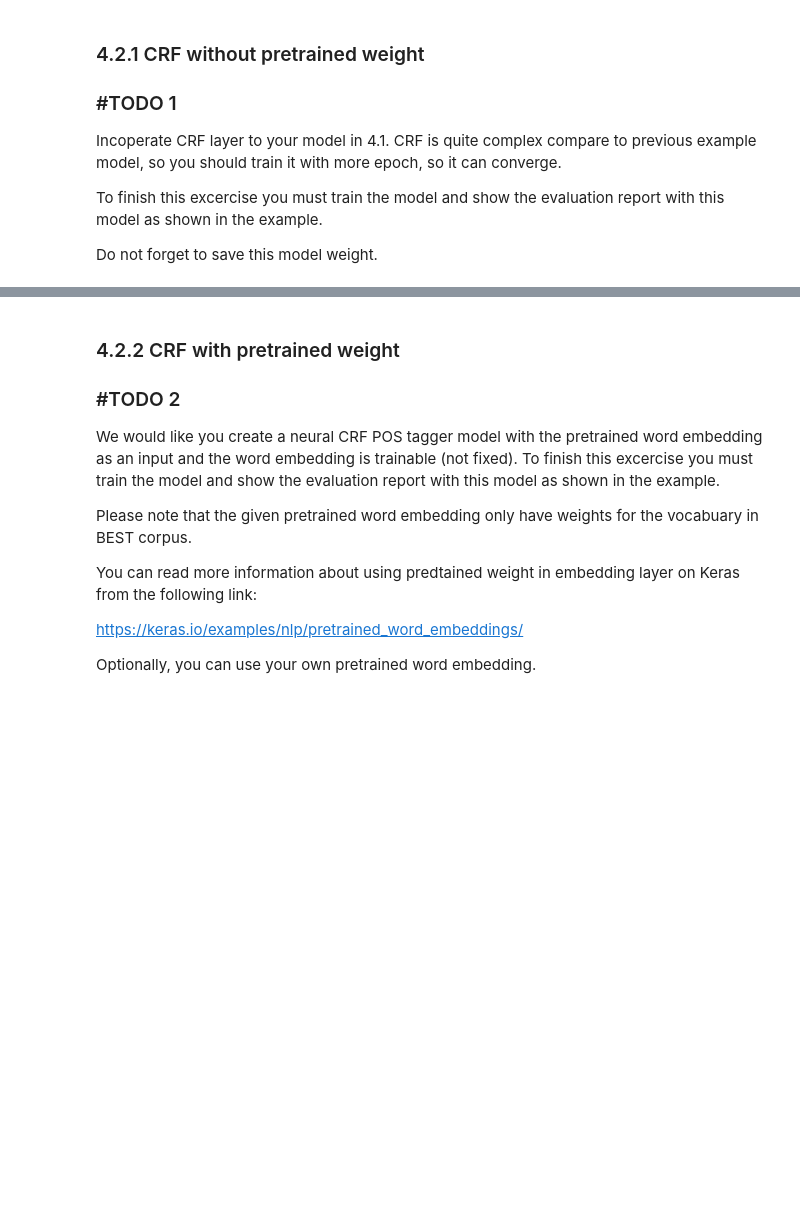
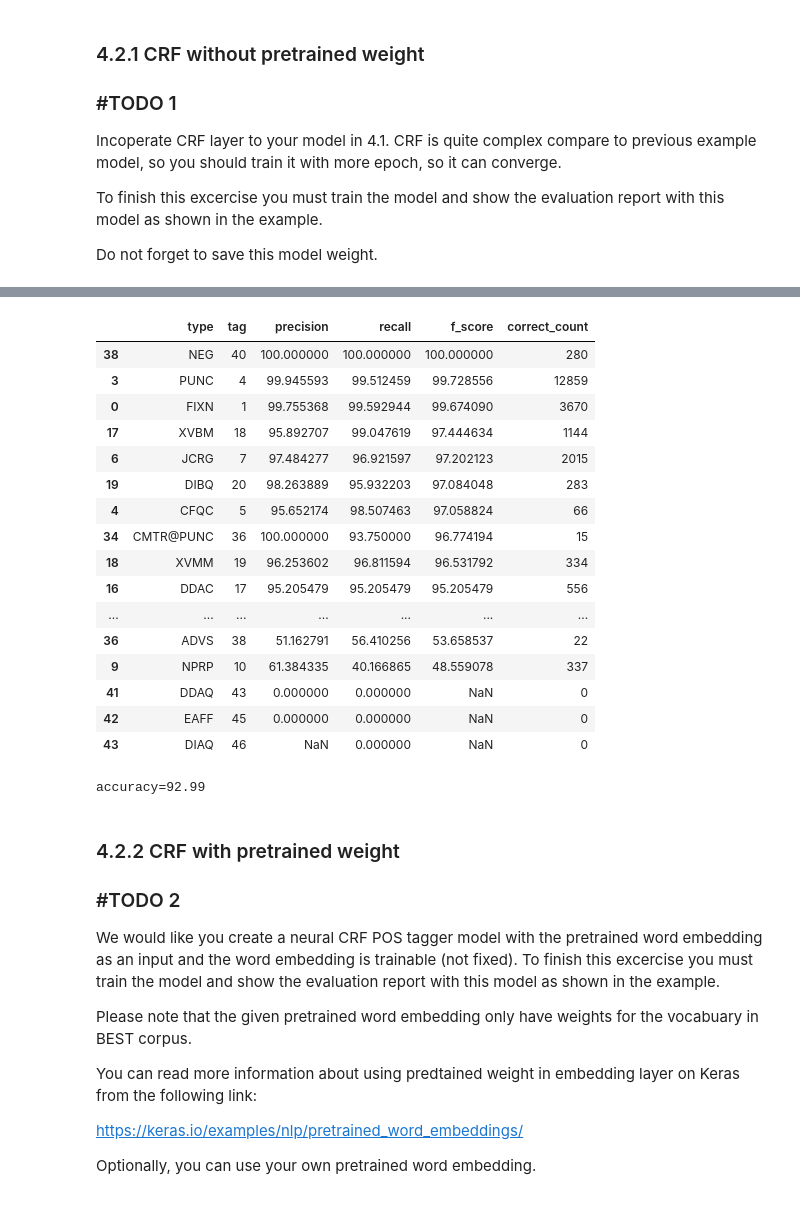
Before and after one commit to njrean/NLP_HW1, a Jupyter notebook: HW1.3_PoS tagging.ipynb, the cells around one changed output, grey strips where cells are left out. Saved outputs shown, nothing was run; the diff lists cells and outputs as text; code cells hidden in the pictures; blank space fills up the shorter version.

```diff
--- a/HW1.3_PoS tagging.ipynb
+++ b/HW1.3_PoS tagging.ipynb
@@ -241,0 +386,27 @@ Do not forget to save this model weight.
+# %%
+from keras.callbacks import TensorBoard, EarlyStopping
+from keras import backend as K
+
+K.clear_session()
+print('start training')
+verbose = 1
+model_crf = get_model_crf()
+
+weight_crf = 'model_PoS/my_pos_crf_manual_save'
+
+callbacks_list_crf = [
+        TensorBoard(log_dir='./Graph_PoS/crf', histogram_freq=1, write_graph=True, write_grads=False),
+        EarlyStopping(monitor='accuracy',
+                      min_delta=0.04,
+                      patience=10,
+                      verbose=0)
+  ]
+
+train_params = [(50, 64)]
+for (epochs, batch_size) in train_params:
+  print("train with {} epochs and {} batch size".format(epochs, batch_size))
+  model_crf.fit(x_train, y_train,
+                epochs=epochs,
+                batch_size=batch_size,
+                verbose=verbose,
+                callbacks=callbacks_list_crf,)
@@ -241,0 +437,17 @@ Do not forget to save this model weight.
+# %%
+def pred_label_cut(y_pred, y_test):
+    y_pred_cut = []
+    for i, s in enumerate(y_test):
+        arr = y_test[i].copy()
+        for j, w in enumerate(s):
+            arr[j] = y_pred[i][j]
+        y_pred_cut.append(arr.copy())
+    return y_pred_cut
+# %%
+model_crf = models.load_model(weight_crf)
+
+y_pred = model_crf.predict(x_test)
+y_pred = pred_label_cut(y_pred, y_test)
+
+df_crf, acc_crf = evaluation_report(y_test, y_pred)
+# %% [output]
@@ -242,3 +455,21 @@ Do not forget to save this model weight.
+|  | type | tag | precision | recall | f_score | correct_count |
+| 38 | NEG | 40 | 100.000000 | 100.000000 | 100.000000 | 280 |
+| 3 | PUNC | 4 | 99.945593 | 99.512459 | 99.728556 | 12859 |
+| 0 | FIXN | 1 | 99.755368 | 99.592944 | 99.674090 | 3670 |
+| 17 | XVBM | 18 | 95.892707 | 99.047619 | 97.444634 | 1144 |
+| 6 | JCRG | 7 | 97.484277 | 96.921597 | 97.202123 | 2015 |
+| 19 | DIBQ | 20 | 98.263889 | 95.932203 | 97.084048 | 283 |
+| 4 | CFQC | 5 | 95.652174 | 98.507463 | 97.058824 | 66 |
+| 34 | CMTR@PUNC | 36 | 100.000000 | 93.750000 | 96.774194 | 15 |
+| 18 | XVMM | 19 | 96.253602 | 96.811594 | 96.531792 | 334 |
+| 16 | DDAC | 17 | 95.205479 | 95.205479 | 95.205479 | 556 |
+| ... | ... | ... | ... | ... | ... | ... |
+| 36 | ADVS | 38 | 51.162791 | 56.410256 | 53.658537 | 22 |
+| 9 | NPRP | 10 | 61.384335 | 40.166865 | 48.559078 | 337 |
+| 41 | DDAQ | 43 | 0.000000 | 0.000000 | NaN | 0 |
+| 42 | EAFF | 45 | 0.000000 | 0.000000 | NaN | 0 |
+| 43 | DIAQ | 46 | NaN | 0.000000 | NaN | 0 |
+accuracy=92.99
 # %% [markdown]
 
 ### 4.2.2 CRF with pretrained weight
```
Also changed, not shown: parts of 58 cells of this notebook.
